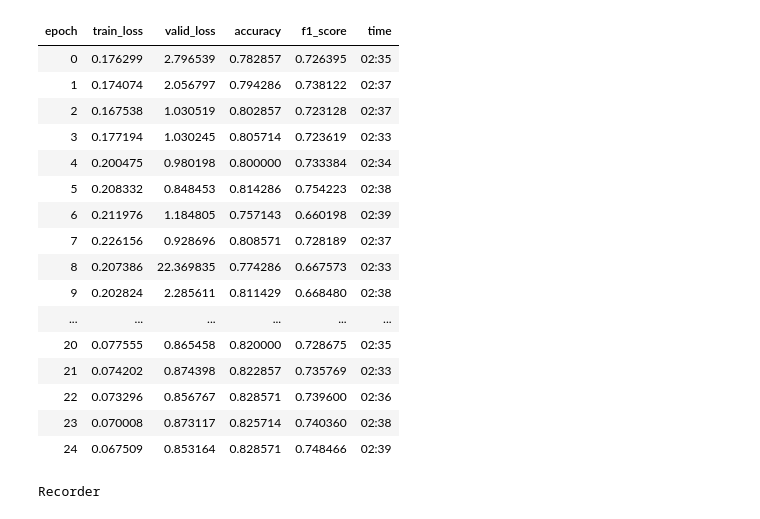
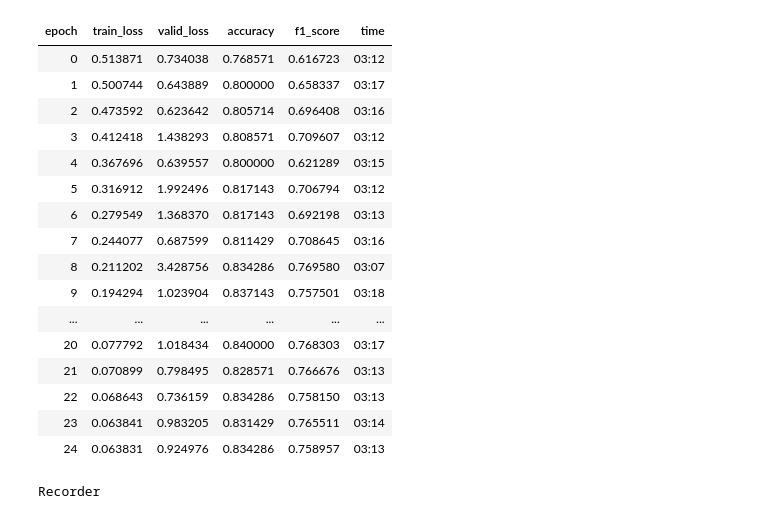
Before and after one commit to rafli-1729/indonesian-heritage-classification, a Jupyter notebook: dsc0084-empat-trio-notebook.ipynb, the cells around one changed output. Drawn from its saved outputs; the diff is of its cells as text; code cells hidden in the pictures.

```diff
--- a/dsc0084-empat-trio-notebook.ipynb
+++ b/dsc0084-empat-trio-notebook.ipynb
@@ -15,6 +15,6 @@ warnings.filterwarnings('ignore')
 
 np.random.seed(42)
 # %%
-base_path = Path("/kaggle/input/d/spikeybarbs/dsc-logika-ui-2025")
+base_path = Path("/kaggle/input/dsc-logika-ui-2025")
 base_path.ls()
 # %% [output]
@@ -36,0 +25,16 @@ dls = ImageDataLoaders.from_folder(
+# %%
+dls_small = ImageDataLoaders.from_folder(
+    train_path,
+    valid_pct=0.2,
+    seed=42,
+    item_tfms=RandomResizedCrop(128, min_scale=0.5),
+    batch_tfms=aug_transforms()
+)
+
+dls_large = ImageDataLoaders.from_folder(
+    train_path,
+    valid_pct=0.2,
+    seed=42,
+    item_tfms=RandomResizedCrop(224, min_scale=0.5),
+    batch_tfms=aug_transforms()
+)
@@ -55,4 +66,5 @@ Number of validation images: 350
 # %%
-learn = vision_learner(dls, resnet50,
+learn = vision_learner(dls_small, resnet50,
                        metrics=[accuracy, F1Score(average='macro')],
-                       path='/kaggle/working/').to_fp16()
+                       path='/kaggle/working/'
+                      ).to_fp16()
@@ -65,6 +79,6 @@ SuggestedLRs(valley=0.0030199517495930195)
 # %%
-lr1 = 3e-3
-lr2 = 1e-1
-learn.fit_one_cycle(50,slice(lr1,lr2))
+lr1_small = 1e-3
+lr2_small = 1e-1
+learn.fit_one_cycle(15,slice(lr1_small,lr2_small))
 # %% [output]
 | epoch | train_loss | valid_loss | accuracy | f1_score | time |
@@ -87,24 +100,26 @@ learn.fit_one_cycle(50,slice(lr1,lr2))
 # %%
+learn.dls = dls_large
 learn.unfreeze()
-learn.fit_one_cycle(25,slice(1e-4,1e-3))
+
+learn.fit_one_cycle(25, slice(1e-4, 1e-3))
 # %% [output]
 | epoch | train_loss | valid_loss | accuracy | f1_score | time |
-| 0 | 0.176299 | 2.796539 | 0.782857 | 0.726395 | 02:35 |
-| 1 | 0.174074 | 2.056797 | 0.794286 | 0.738122 | 02:37 |
-| 2 | 0.167538 | 1.030519 | 0.802857 | 0.723128 | 02:37 |
-| 3 | 0.177194 | 1.030245 | 0.805714 | 0.723619 | 02:33 |
-| 4 | 0.200475 | 0.980198 | 0.800000 | 0.733384 | 02:34 |
-| 5 | 0.208332 | 0.848453 | 0.814286 | 0.754223 | 02:38 |
-| 6 | 0.211976 | 1.184805 | 0.757143 | 0.660198 | 02:39 |
-| 7 | 0.226156 | 0.928696 | 0.808571 | 0.728189 | 02:37 |
-| 8 | 0.207386 | 22.369835 | 0.774286 | 0.667573 | 02:33 |
-| 9 | 0.202824 | 2.285611 | 0.811429 | 0.668480 | 02:38 |
+| 0 | 0.513871 | 0.734038 | 0.768571 | 0.616723 | 03:12 |
+| 1 | 0.500744 | 0.643889 | 0.800000 | 0.658337 | 03:17 |
+| 2 | 0.473592 | 0.623642 | 0.805714 | 0.696408 | 03:16 |
+| 3 | 0.412418 | 1.438293 | 0.808571 | 0.709607 | 03:12 |
+| 4 | 0.367696 | 0.639557 | 0.800000 | 0.621289 | 03:15 |
+| 5 | 0.316912 | 1.992496 | 0.817143 | 0.706794 | 03:12 |
+| 6 | 0.279549 | 1.368370 | 0.817143 | 0.692198 | 03:13 |
+| 7 | 0.244077 | 0.687599 | 0.811429 | 0.708645 | 03:16 |
+| 8 | 0.211202 | 3.428756 | 0.834286 | 0.769580 | 03:07 |
+| 9 | 0.194294 | 1.023904 | 0.837143 | 0.757501 | 03:18 |
 | ... | ... | ... | ... | ... | ... |
-| 20 | 0.077555 | 0.865458 | 0.820000 | 0.728675 | 02:35 |
-| 21 | 0.074202 | 0.874398 | 0.822857 | 0.735769 | 02:33 |
-| 22 | 0.073296 | 0.856767 | 0.828571 | 0.739600 | 02:36 |
-| 23 | 0.070008 | 0.873117 | 0.825714 | 0.740360 | 02:38 |
-| 24 | 0.067509 | 0.853164 | 0.828571 | 0.748466 | 02:39 |
+| 20 | 0.077792 | 1.018434 | 0.840000 | 0.768303 | 03:17 |
+| 21 | 0.070899 | 0.798495 | 0.828571 | 0.766676 | 03:13 |
+| 22 | 0.068643 | 0.736159 | 0.834286 | 0.758150 | 03:13 |
+| 23 | 0.063841 | 0.983205 | 0.831429 | 0.765511 | 03:14 |
+| 24 | 0.063831 | 0.924976 | 0.834286 | 0.758957 | 03:13 |
 # %%
 learn.recorder
 # %% [output]
```
Also changed, not shown: parts of 12 cells of this notebook.
